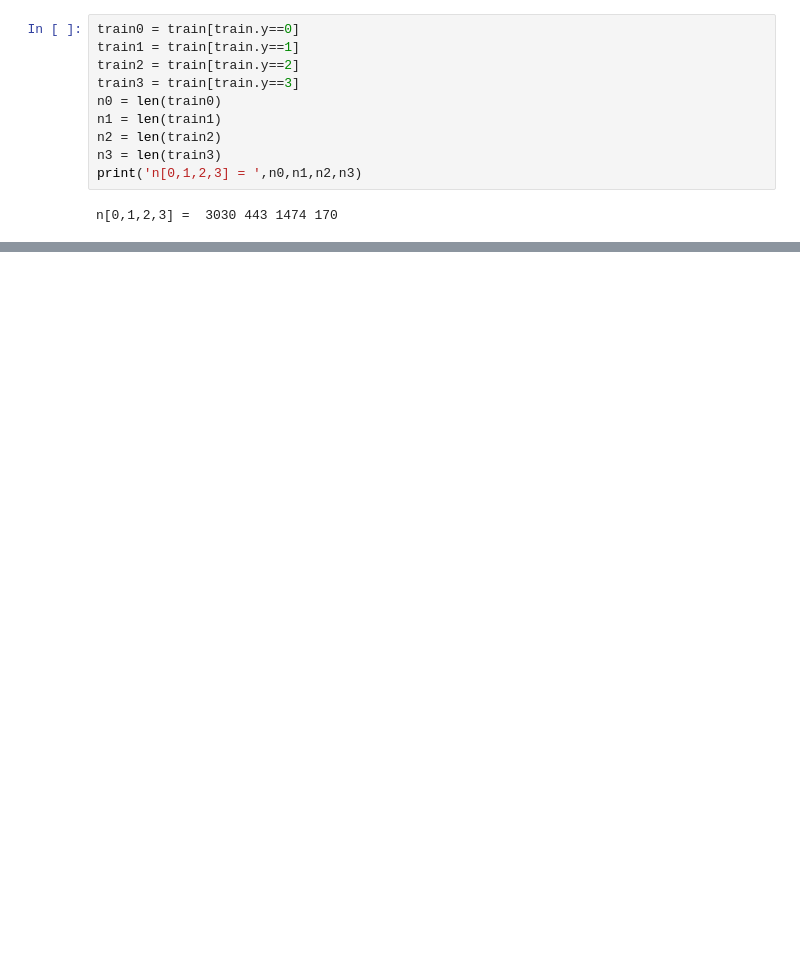
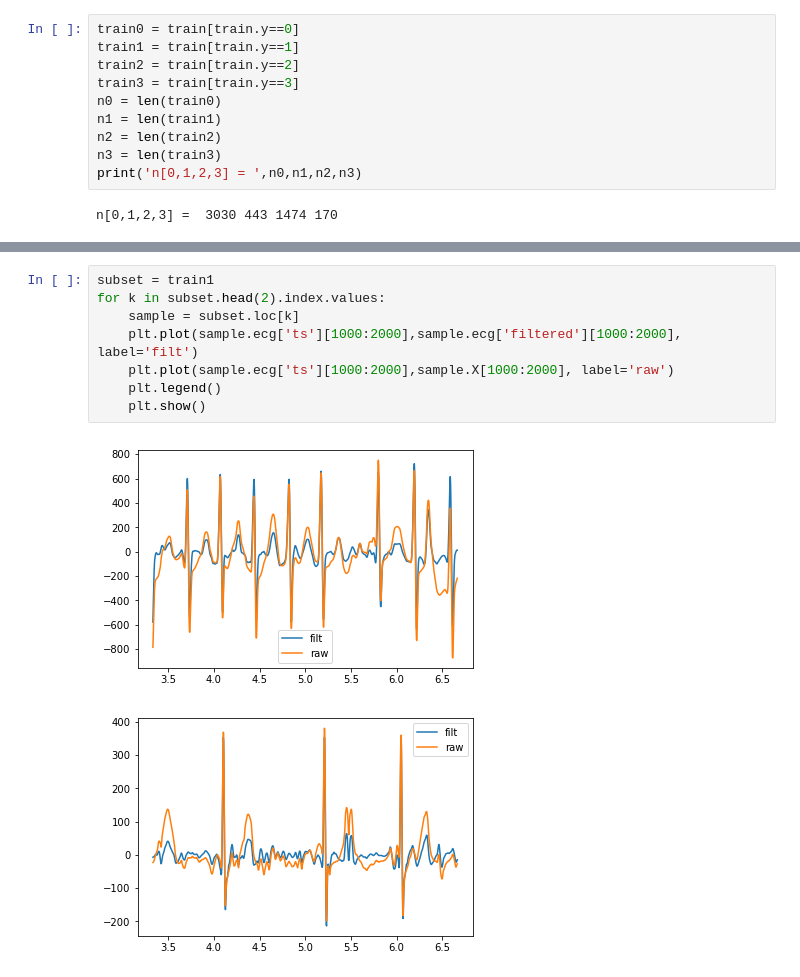
Before and after one commit to sebgiles/ethz-advanced-machine-learning, a Jupyter notebook: Tasks/task3/seb1.ipynb, the cells around one changed output, grey strips where cells are left out. Drawn from its saved outputs; the diff is of its cells as text; blank space fills up the shorter version.

```diff
--- a/Tasks/task3/seb1.ipynb
+++ b/Tasks/task3/seb1.ipynb
@@ -97,0 +129,11 @@ plt.show()
+# %%
+subset = train1
+for k in subset.head(2).index.values:
+    sample = subset.loc[k]
+    plt.plot(sample.ecg['ts'][1000:2000],sample.ecg['filtered'][1000:2000], label='filt')
+    plt.plot(sample.ecg['ts'][1000:2000],sample.X[1000:2000], label='raw')
+    plt.legend()
+    plt.show()
+# %% [output]
+[figure, added]
+[figure, added]
```
Also changed, not shown: parts of 12 cells of this notebook.
